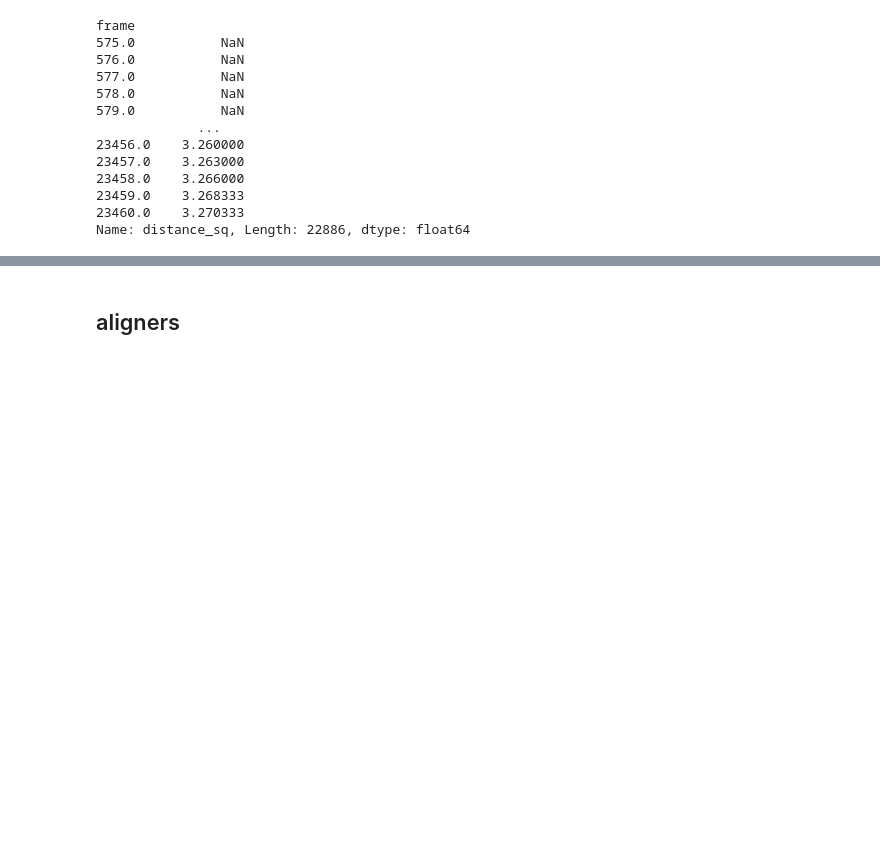
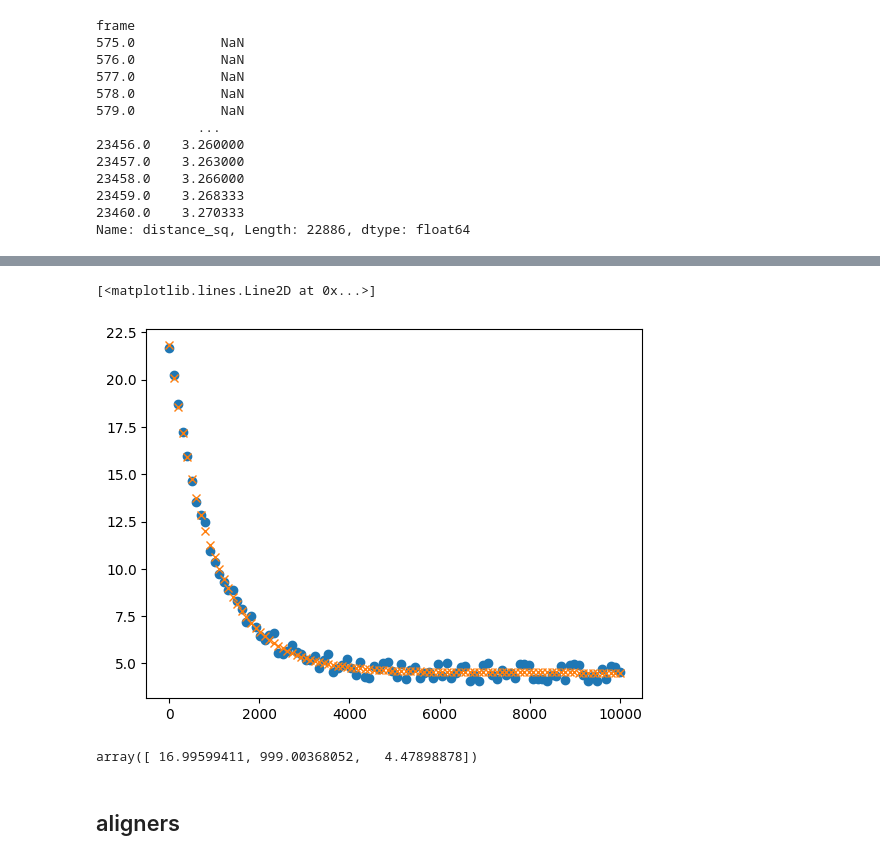
Before and after one commit to complex-lab/robotic_swarms, a Jupyter notebook: bots_number_per_frame.ipynb, the cells around one changed output, grey strips where cells are left out. Cells and saved outputs as stored; diff of their text form; code cells hidden in the pictures; blank space fills up the shorter version.

```diff
--- a/bots_number_per_frame.ipynb
+++ b/bots_number_per_frame.ipynb
@@ -315,0 +316,3 @@ plt.axis([0,1E5,0,20])
+# %%
+def expShift(t,A,tau,k):
+    return A*np.exp(-t/tau)+k
@@ -316,3 +321,18 @@ plt.axis([0,1E5,0,20])
+# %%
+A, tau, k = 17, 1000, 4
+t=np.linspace(0,10000,100)
+kiss = expShift(t,A,tau,k)+np.random.rand(len(t))*1
+plt.plot(t,kiss,'o')
+
+fit,p = sc.optimize.curve_fit(expShift,t,kiss,p0=[10,2000,2])
+plt.plot(t,expShift(t,*fit),'x')
+# %% [output]
+[<matplotlib.lines.Line2D at 0x...>]
+[figure, added]
+# %%
+fit
+# %% [output]
+array([ 16.99599411, 999.00368052,   4.47898878])
 # %% [markdown]
 ## aligners
 # %%
```
Also changed, not shown: parts of 14 cells of this notebook.
